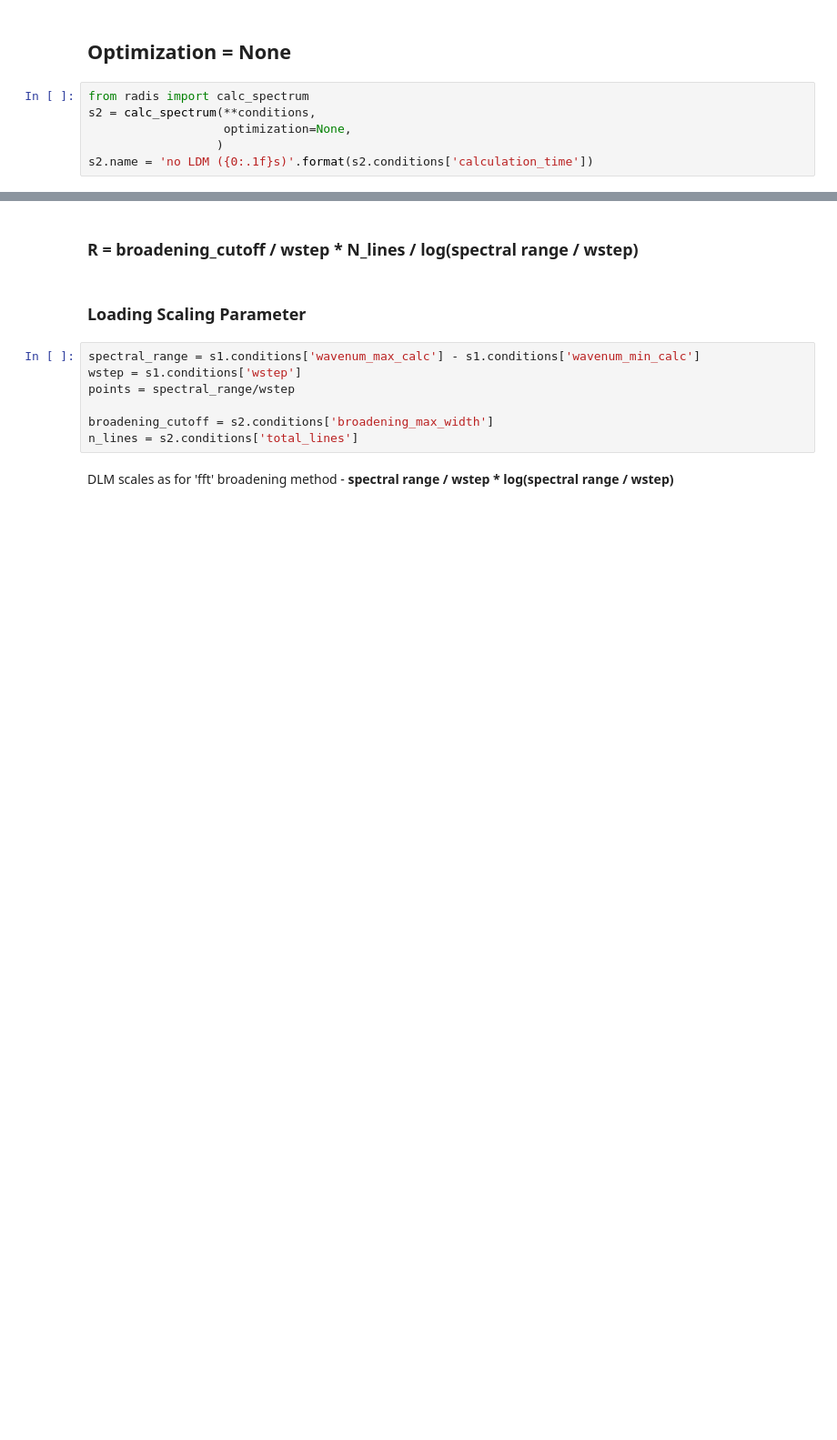
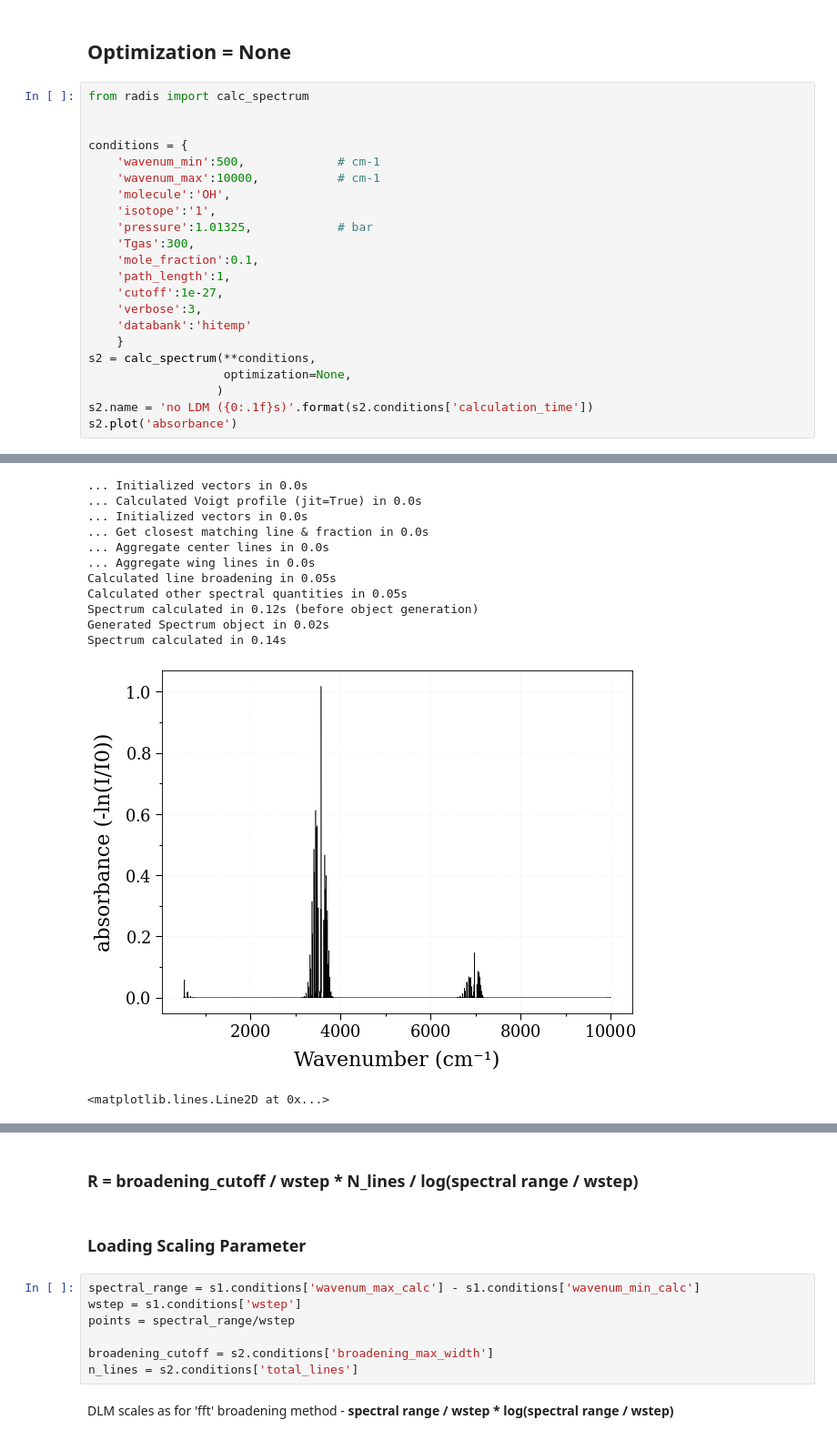
Before and after one commit to anandxkumar/Radis-Benchmark-Lineshape, a Jupyter notebook: Benchmark1.ipynb, the cells around one changed output, grey strips where cells are left out. Shown at 91% size. Cells and saved outputs as stored; diff of their text form; blank space fills up the shorter version.

```diff
--- a/Benchmark1.ipynb
+++ b/Benchmark1.ipynb
@@ -49,8 +50,24 @@ Spectrum calculated in 73.15s
 ## Optimization = None
 # %%
 from radis import calc_spectrum
+
+
+conditions = {
+    'wavenum_min':500,             # cm-1
+    'wavenum_max':10000,           # cm-1
+    'molecule':'OH',
+    'isotope':'1',
+    'pressure':1.01325,            # bar
+    'Tgas':300,
+    'mole_fraction':0.1,
+    'path_length':1,
+    'cutoff':1e-27,
+    'verbose':3,
+    'databank':'hitemp'
+    }
 s2 = calc_spectrum(**conditions,
                    optimization=None,
                   )
 s2.name = 'no LDM ({0:.1f}s)'.format(s2.conditions['calculation_time'])
+s2.plot('absorbance')
 # %% [output]
@@ -73,0 +91,13 @@ Spectrum calculated in 0.17s
+... Initialized vectors in 0.0s
+... Calculated Voigt profile (jit=True) in 0.0s
+... Initialized vectors in 0.0s
+... Get closest matching line & fraction in 0.0s
+... Aggregate center lines in 0.0s
+... Aggregate wing lines in 0.0s
+Calculated line broadening in 0.05s
+Calculated other spectral quantities in 0.05s
+Spectrum calculated in 0.12s (before object generation)
+Generated Spectrum object in 0.02s
+Spectrum calculated in 0.14s
+[figure, added]
+<matplotlib.lines.Line2D at 0x...>
```
Also changed, not shown: parts of 8 cells of this notebook, 1 other file.
